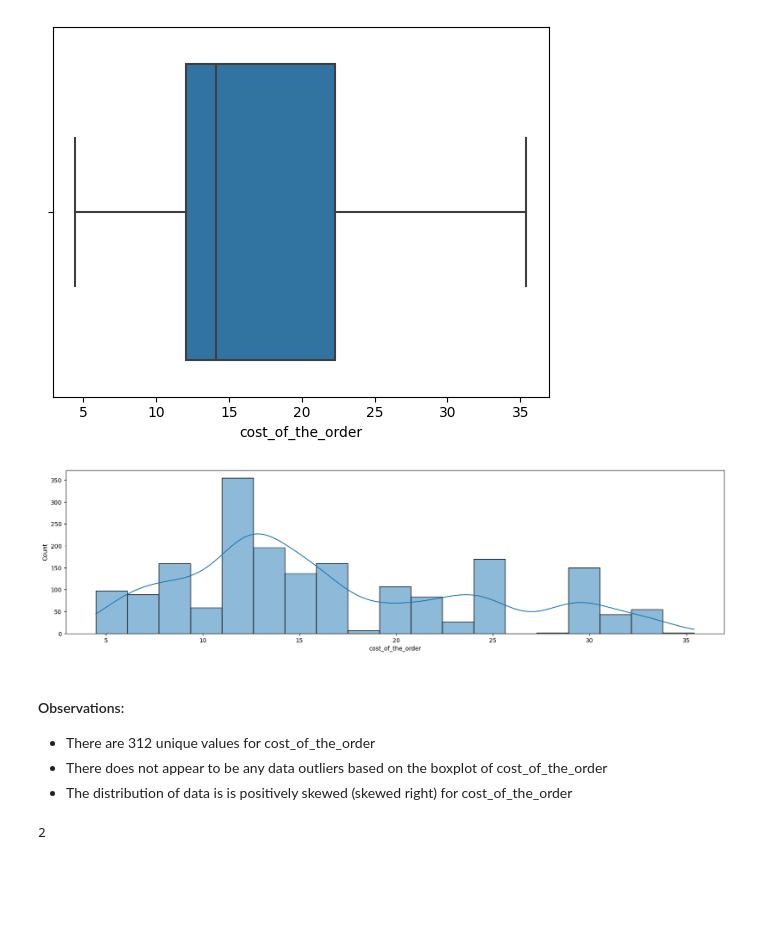
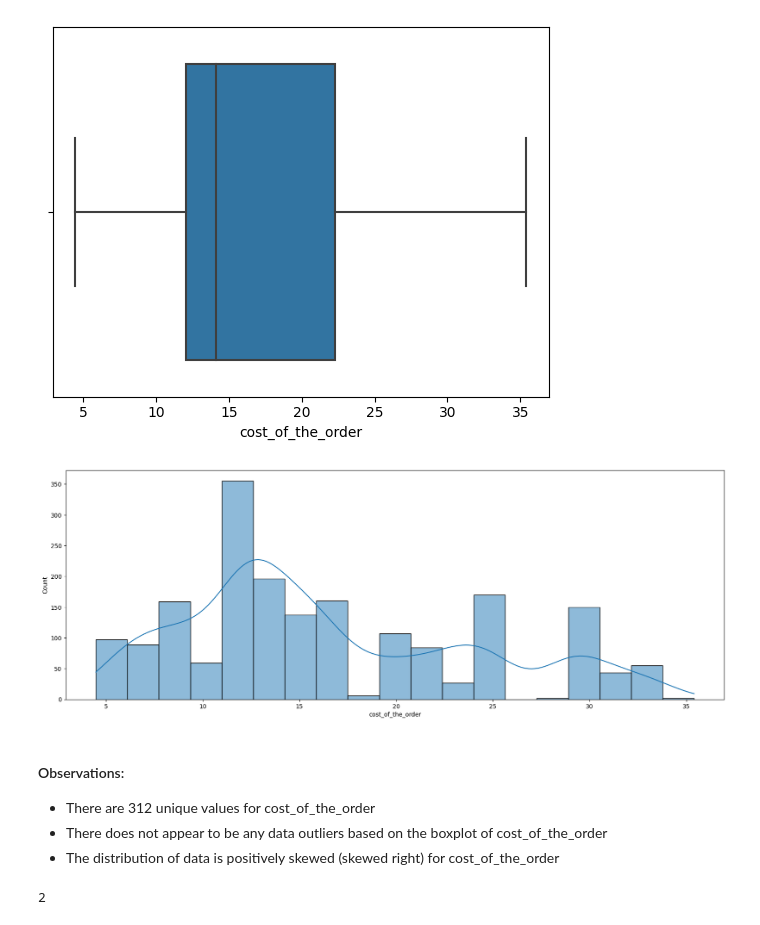
Before and after one commit to HelimaBass/Content_Drive, a Jupyter notebook: FDS_Project_LearnerNotebook_FullCode.ipynb, the cells around one changed output. Cells and saved outputs as stored; diff of their text form; code cells hidden in the pictures; blank space fills up the shorter version.

```diff
--- a/FDS_Project_LearnerNotebook_FullCode.ipynb
+++ b/FDS_Project_LearnerNotebook_FullCode.ipynb
@@ -351,16 +351,16 @@ plt.show()
 [figure]
 # %%
 # Generate a histogram for the cost_of_the_order variable
-plt.figure(figsize = (20,5))
-sns.histplot(data=df, x="cost_of_the_order", kde=True)
+plt.figure(figsize = (20,7))
+sns.histplot(data=df, x='cost_of_the_order', kde=True)
 plt.show()
 # %% [output]
-[figure, old version]
+[figure, new version]
 # %% [markdown]
 #### Observations:
 * There are 312 unique values for cost_of_the_order
 * There does not appear to be any data outliers based on the boxplot of cost_of_the_order
-* The distribution of data is is positively skewed (skewed right) for cost_of_the_order
+* The distribution of data is positively skewed (skewed right) for cost_of_the_order
 # %%
 # Generate the number of unique values for day_of_the_week variable
 df['day_of_the_week'].nunique()
```
Also changed, not shown: parts of 23 cells of this notebook.
